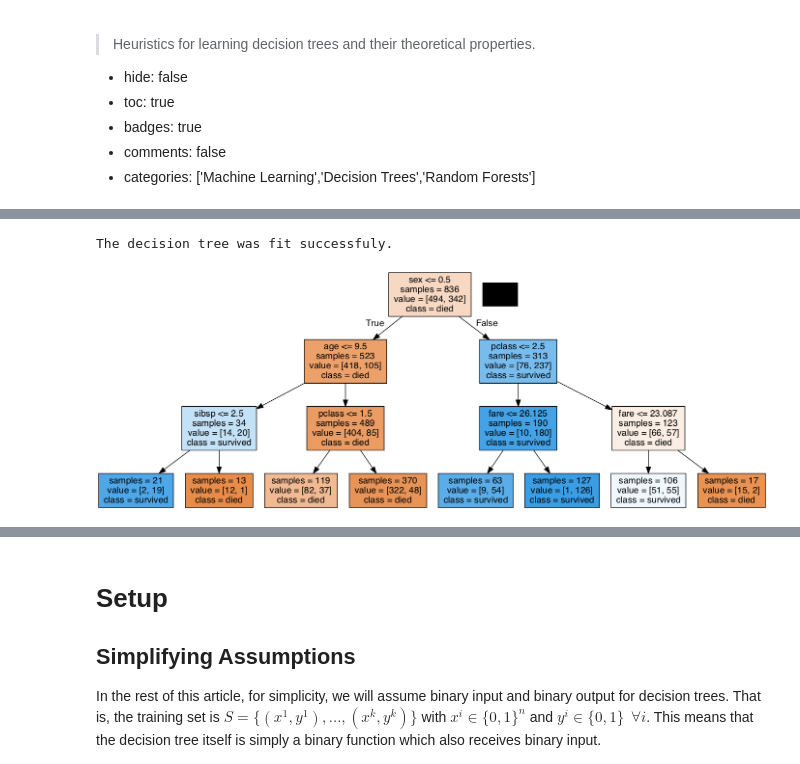
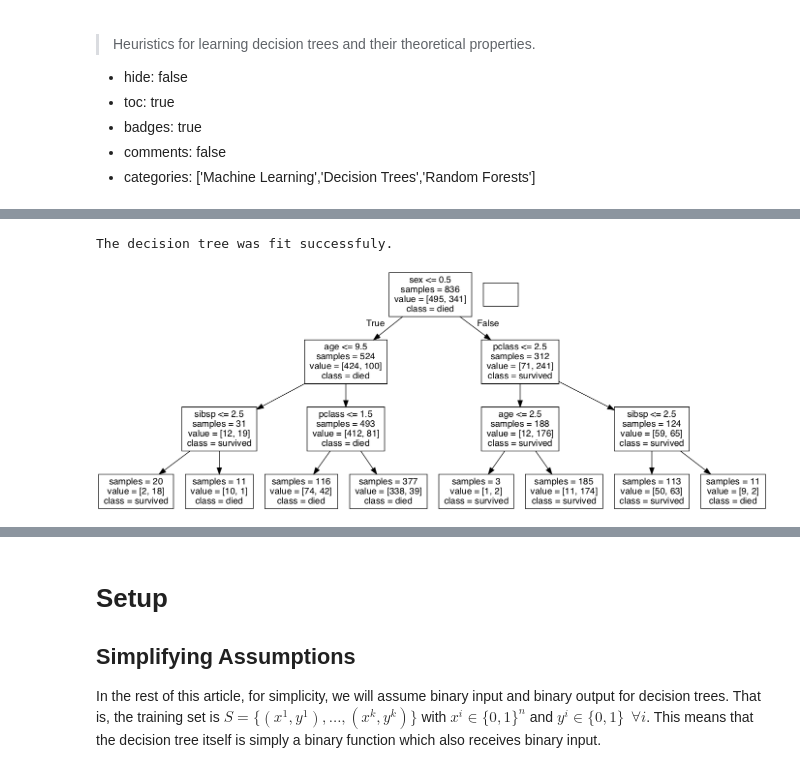
Before and after one commit to v-poghosyan/blog, a Jupyter notebook: _notebooks/2021-12-29-Machine-Learning-Decision-Trees.ipynb, the cells around one changed output, grey strips where cells are left out. Saved outputs shown, nothing was run; the diff lists cells and outputs as text; code cells hidden in the pictures.

```diff
--- a/_notebooks/2021-12-29-Machine-Learning-Decision-Trees.ipynb
+++ b/_notebooks/2021-12-29-Machine-Learning-Decision-Trees.ipynb
@@ -63,8 +57,8 @@ RANDOM_STATE = 2022
 X, y = fetch_openml("titanic", version = 1, as_frame = True, return_X_y = True)
 
 # Cleaning and engineering data:
-# Dropping unnecessary columns and those with too many missing values...
-X.drop(columns = ['boat', 'body', 'home.dest', 'cabin', 'ticket', 'name', 'embarked'], inplace = True)
+# Dropping unneeded columns and those with too many missing values...
+X.drop(columns = ['boat', 'body', 'home.dest', 'cabin', 'ticket', 'name', 'embarked', 'fare'], inplace = True)
 # Dropping data points (i.e. rows) with any missing values and subseting labels accordingly
 X['labels'] = y # Temporarily adding labels to data as a column
 X.dropna(inplace = True) # Dropping the rows with any null values
@@ -74,34 +68,33 @@ X.drop(columns = 'labels', inplace = True) # Dropping the column of labels
 X['sex'] = X['sex'].apply(lambda x: 0 if x == 'male' else 1)
 
 # Splitting data into training and holdout folds for cross-validation
 X_train, X_test, y_train, y_test = train_test_split(X, y, stratify = y, test_size = 0.2)
 
 # Defining a decision tree classifier
 clf = DecisionTreeClassifier(
     random_state = RANDOM_STATE,
     max_depth = 3
 )
 # Training the decision tree classifier
 clf = clf.fit(X_train, y_train)
 # Test data on holdout fold
 y_pred = clf.predict(X_test)
 
 # Evaluate the predictive power of the decision tree - does it beat randomly guessing?
 if (metrics.accuracy_score(y_test, y_pred) > 0.5):
     print('The decision tree was fit successfuly.')
 else:
     print('The decision tree failed to fit.')
 
 # Visualizing the decision tree
-out_png = export_graphviz(
+png = export_graphviz(
     clf,
     feature_names = X_train.columns,
     class_names = ['died','survived'],
     impurity = False,
-    filled = 'True'
 )
-graph = pydotplus.graph_from_dot_data(out_png)
+graph = pydotplus.graph_from_dot_data(png)
 Image(graph.create_png())
 # %% [output]
 The decision tree was fit successfuly.
-[figure, old version]
+[figure, new version]
```
Also changed, not shown: parts of 2 cells of this notebook, 1 other file.
